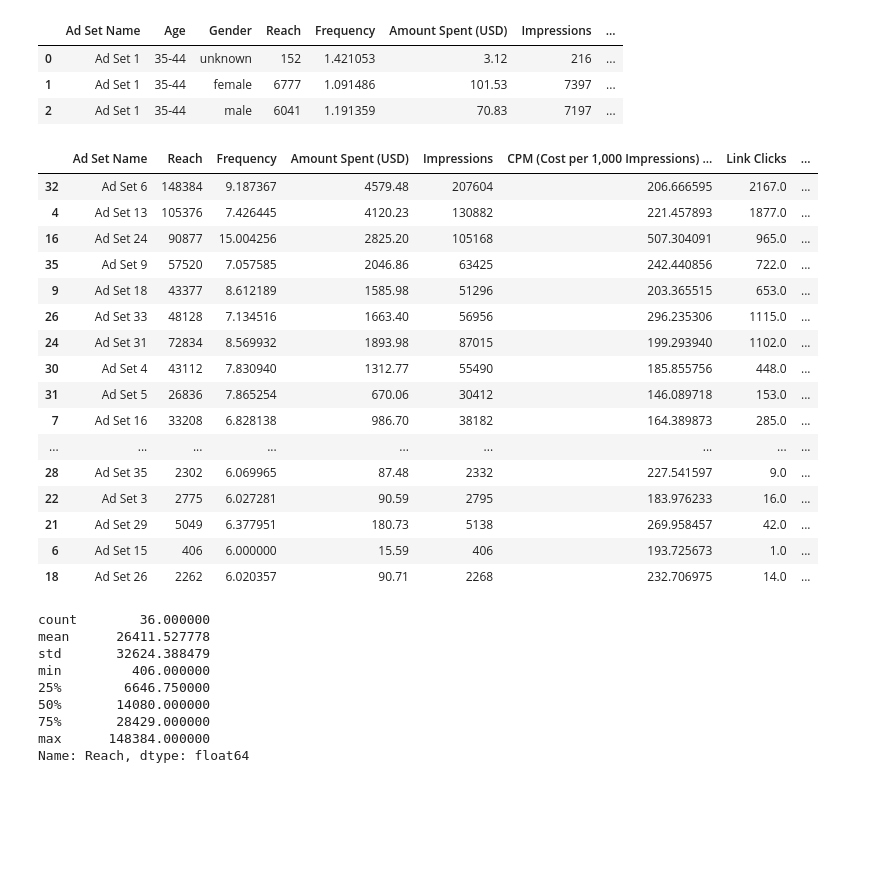
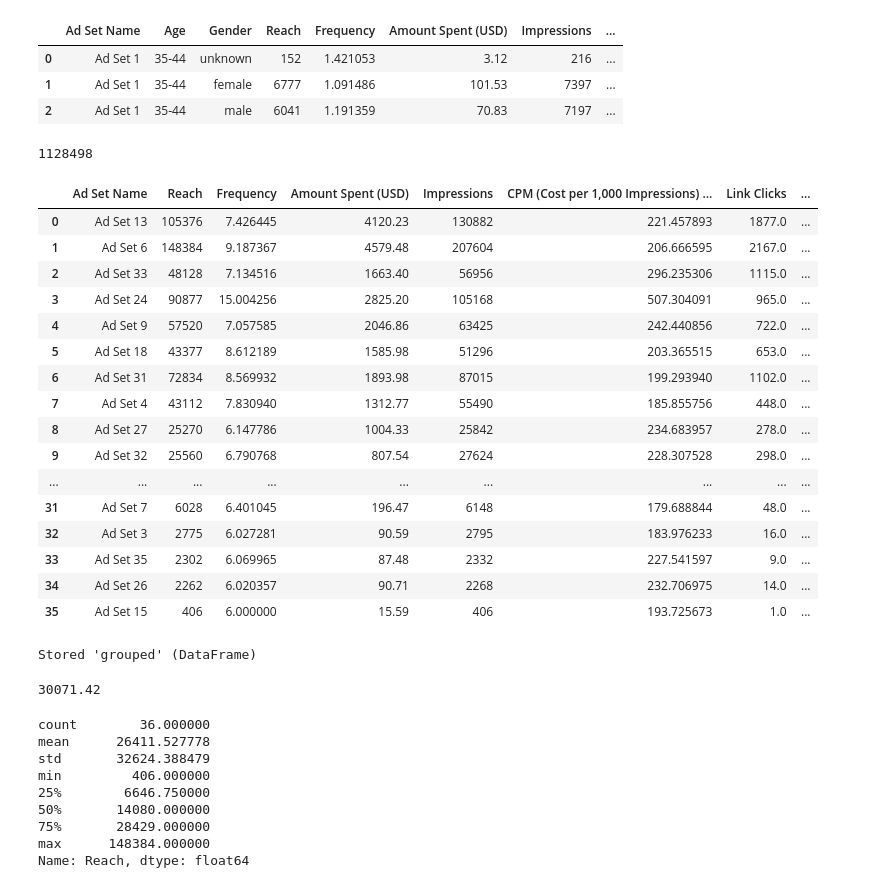
Before and after one commit to Lidetsal/Facebook-Ad-Project, a Jupyter notebook: Untitled.ipynb, the cells around one changed output. Cells and saved outputs as stored; diff of their text form; code cells hidden in the pictures; blank space fills up the shorter version.

```diff
--- a/Untitled.ipynb
+++ b/Untitled.ipynb
@@ -67,32 +73,43 @@ dtype: int64
 | 0 | Ad Set 1 | 35-44 | unknown | 152 | 1.421053 | 3.12 | 216 | ... |
 | 1 | Ad Set 1 | 35-44 | female | 6777 | 1.091486 | 101.53 | 7397 | ... |
 | 2 | Ad Set 1 | 35-44 | male | 6041 | 1.191359 | 70.83 | 7197 | ... |
+# %%
+fb_df['Impressions'].sum()
+# %% [output]
+1128498
 # %%
 grouped = fb_df.groupby('Ad Set Name')
 
 grouped = pd.DataFrame(grouped.sum())
-grouped.reset_index(inplace=True)
 
-grouped = grouped.sort_values('Website Registrations Completed', ascending=False)
+
+grouped = grouped.sort_values('Website Leads', ascending=False)
 
 
 
+grouped = grouped.reset_index()
+
 grouped
 # %% [output]
 |  | Ad Set Name | Reach | Frequency | Amount Spent (USD) | Impressions | CPM (Cost per 1,000 Impressions) ... | Link Clicks | ... |
-| 32 | Ad Set 6 | 148384 | 9.187367 | 4579.48 | 207604 | 206.666595 | 2167.0 | ... |
-| 4 | Ad Set 13 | 105376 | 7.426445 | 4120.23 | 130882 | 221.457893 | 1877.0 | ... |
-| 16 | Ad Set 24 | 90877 | 15.004256 | 2825.20 | 105168 | 507.304091 | 965.0 | ... |
-| 35 | Ad Set 9 | 57520 | 7.057585 | 2046.86 | 63425 | 242.440856 | 722.0 | ... |
-| 9 | Ad Set 18 | 43377 | 8.612189 | 1585.98 | 51296 | 203.365515 | 653.0 | ... |
-| 26 | Ad Set 33 | 48128 | 7.134516 | 1663.40 | 56956 | 296.235306 | 1115.0 | ... |
-| 24 | Ad Set 31 | 72834 | 8.569932 | 1893.98 | 87015 | 199.293940 | 1102.0 | ... |
-| 30 | Ad Set 4 | 43112 | 7.830940 | 1312.77 | 55490 | 185.855756 | 448.0 | ... |
-| 31 | Ad Set 5 | 26836 | 7.865254 | 670.06 | 30412 | 146.089718 | 153.0 | ... |
-| 7 | Ad Set 16 | 33208 | 6.828138 | 986.70 | 38182 | 164.389873 | 285.0 | ... |
+| 0 | Ad Set 13 | 105376 | 7.426445 | 4120.23 | 130882 | 221.457893 | 1877.0 | ... |
+| 1 | Ad Set 6 | 148384 | 9.187367 | 4579.48 | 207604 | 206.666595 | 2167.0 | ... |
+| 2 | Ad Set 33 | 48128 | 7.134516 | 1663.40 | 56956 | 296.235306 | 1115.0 | ... |
+| 3 | Ad Set 24 | 90877 | 15.004256 | 2825.20 | 105168 | 507.304091 | 965.0 | ... |
+| 4 | Ad Set 9 | 57520 | 7.057585 | 2046.86 | 63425 | 242.440856 | 722.0 | ... |
+| 5 | Ad Set 18 | 43377 | 8.612189 | 1585.98 | 51296 | 203.365515 | 653.0 | ... |
+| 6 | Ad Set 31 | 72834 | 8.569932 | 1893.98 | 87015 | 199.293940 | 1102.0 | ... |
+| 7 | Ad Set 4 | 43112 | 7.830940 | 1312.77 | 55490 | 185.855756 | 448.0 | ... |
+| 8 | Ad Set 27 | 25270 | 6.147786 | 1004.33 | 25842 | 234.683957 | 278.0 | ... |
+| 9 | Ad Set 32 | 25560 | 6.790768 | 807.54 | 27624 | 228.307528 | 298.0 | ... |
 | ... | ... | ... | ... | ... | ... | ... | ... | ... |
-| 28 | Ad Set 35 | 2302 | 6.069965 | 87.48 | 2332 | 227.541597 | 9.0 | ... |
-| 22 | Ad Set 3 | 2775 | 6.027281 | 90.59 | 2795 | 183.976233 | 16.0 | ... |
-| 21 | Ad Set 29 | 5049 | 6.377951 | 180.73 | 5138 | 269.958457 | 42.0 | ... |
-| 6 | Ad Set 15 | 406 | 6.000000 | 15.59 | 406 | 193.725673 | 1.0 | ... |
-| 18 | Ad Set 26 | 2262 | 6.020357 | 90.71 | 2268 | 232.706975 | 14.0 | ... |
+| 31 | Ad Set 7 | 6028 | 6.401045 | 196.47 | 6148 | 179.688844 | 48.0 | ... |
+| 32 | Ad Set 3 | 2775 | 6.027281 | 90.59 | 2795 | 183.976233 | 16.0 | ... |
+| 33 | Ad Set 35 | 2302 | 6.069965 | 87.48 | 2332 | 227.541597 | 9.0 | ... |
+| 34 | Ad Set 26 | 2262 | 6.020357 | 90.71 | 2268 | 232.706975 | 14.0 | ... |
+| 35 | Ad Set 15 | 406 | 6.000000 | 15.59 | 406 | 193.725673 | 1.0 | ... |
+# %%
+
+%store grouped
+# %% [output]
+Stored 'grouped' (DataFrame)
@@ -99,3 +133,7 @@ grouped
+# %%
+grouped['Amount Spent (USD)'].sum()
+# %% [output]
+30071.42
 # %%
 grouped.Reach.describe()
 # %% [output]
```
Also changed, not shown: parts of 7 cells of this notebook, 2 other files.
